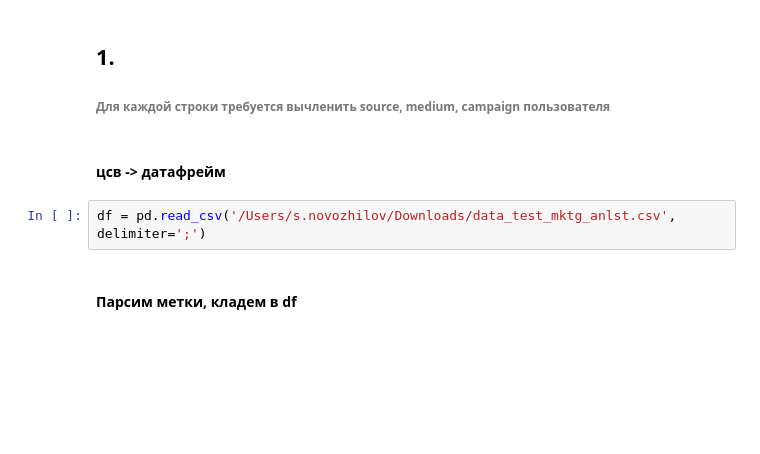
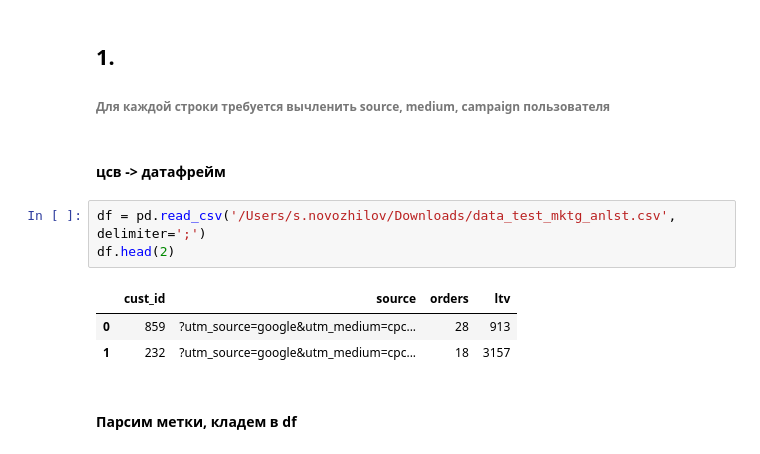
Before and after one commit to snovozhilov/files_to_share, a Jupyter notebook: Novozhilov_testovoe.ipynb, the cells around one changed output. Saved outputs shown, nothing was run; the diff lists cells and outputs as text; blank space fills up the shorter version.

```diff
--- a/Novozhilov_testovoe.ipynb
+++ b/Novozhilov_testovoe.ipynb
@@ -28,6 +32,11 @@ import pandas_profiling
 #### цсв -> датафрейм
 # %%
 df = pd.read_csv('/Users/s.novozhilov/Downloads/data_test_mktg_anlst.csv', delimiter=';')
+df.head(2)
+# %% [output]
+|  | cust_id | source | orders | ltv |
+| 0 | 859 | ?utm_source=google&utm_medium=cpc... | 28 | 913 |
+| 1 | 232 | ?utm_source=google&utm_medium=cpc... | 18 | 3157 |
 # %% [markdown]
 #### Парсим метки, кладем в df
 # %%
```
Also changed, not shown: parts of 17 cells of this notebook.
